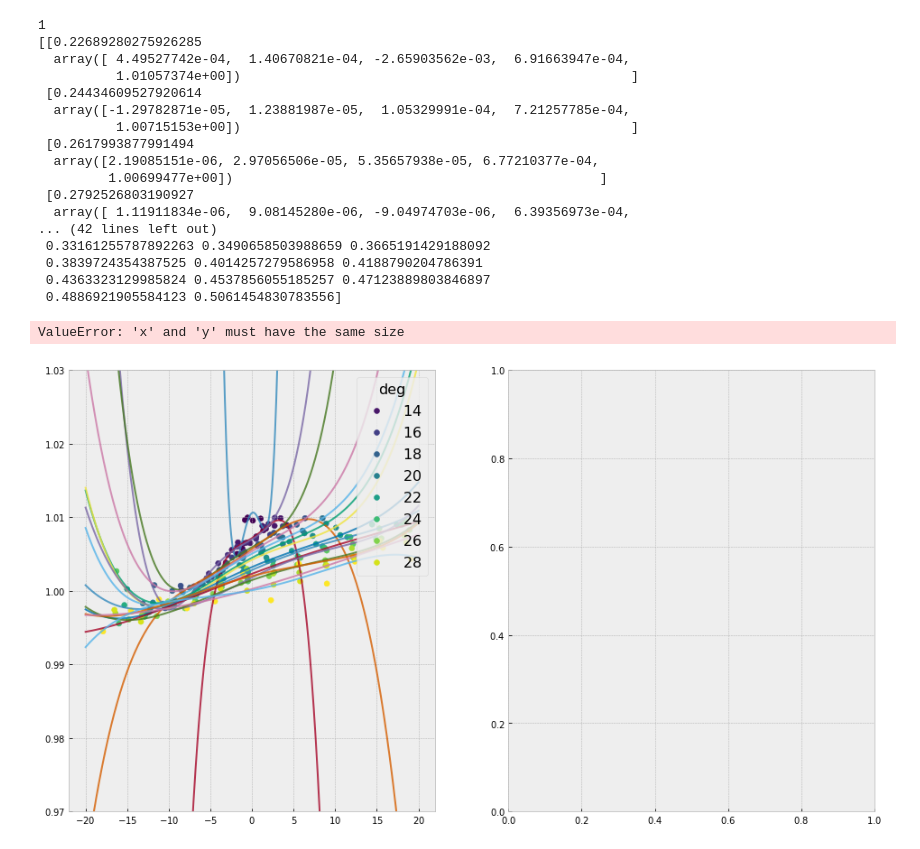
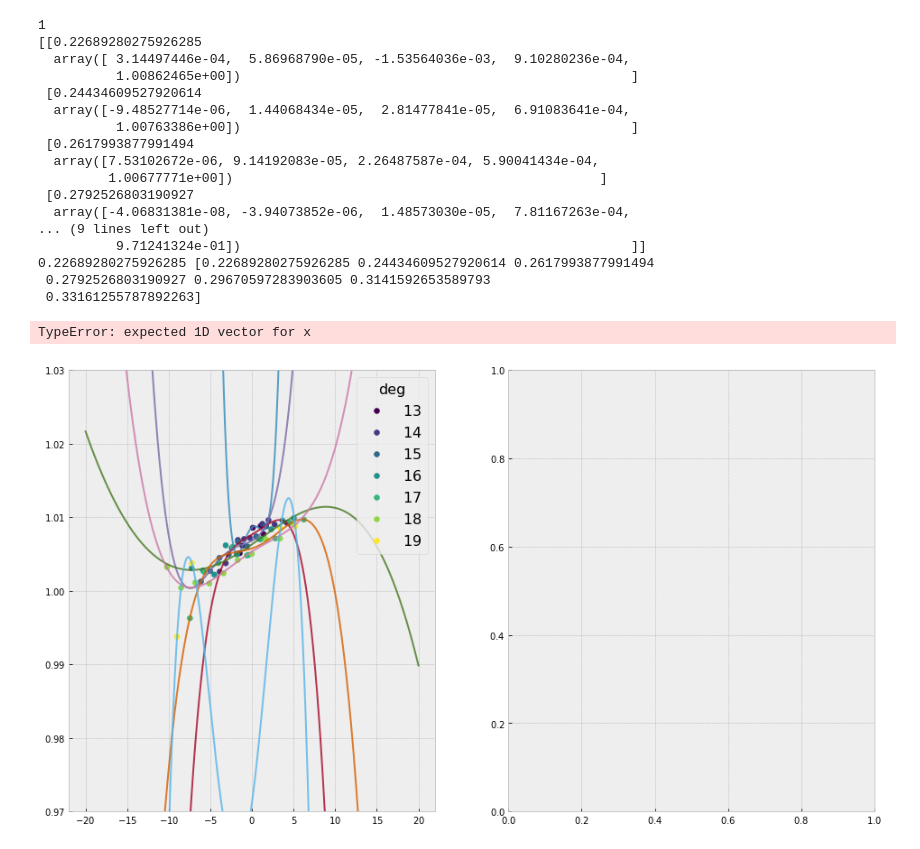
Before and after one commit to tylern4/analysisNotebooks, a Jupyter notebook: momentumCorrections/MomentumCorrElectronPart2.ipynb, the cells around one changed output. Saved outputs shown, nothing was run; the diff lists cells and outputs as text; code cells hidden in the pictures.

```diff
--- a/momentumCorrections/MomentumCorrElectronPart2.ipynb
+++ b/momentumCorrections/MomentumCorrElectronPart2.ipynb
@@ -139,7 +139,7 @@ def Dpp(phi_e, theta_e, p, Bt, E, F, G, H):
     return (first + second)*(p/Bt)
 # %%
 #df = pd.read_csv("/Users/tylern/Data/momCorr.csv")
-file_name = "/Users/tylern/Data/momCorr2.csv"
+file_name = "/Users/tylern/Data/momCorr.csv"
 
 pyTable = csv.read_csv(
         file_name,
@@ -207,7 +207,7 @@ for sec in range(1,7):
 num_points = 12
 grr_p = []
 for sec in range(1,7):
-    for deg in range(10, 30):
+    for deg in range(10, 20):
         df2 = df[(df.sector == sec) & (np.rad2deg(df.e_theta) >= deg) & (np.rad2deg(df.e_theta) < deg+1)]
         phis = np.linspace(np.min(df2.e_phi_center), np.max(df2.e_phi_center), num_points+1)
         for phi in range(0, num_points):
@@ -237,8 +237,8 @@ grr_p = np.array(grr_p)
 dfgrr_p = pd.DataFrame(data=grr_p, columns=["phi", "dP", "sigma", "sec", "min_deg"])
 # %%
 final_fit_parameters_P = {}
-for sec in range(1,7):
-#for sec in [2,4]:
+#for sec in range(1,7):
+for sec in [1]:
     print(sec)
     xs = np.linspace(-20,20,1000)
     d = dfgrr_p[dfgrr_p.sec == sec]
@@ -262,7 +262,7 @@ for sec in range(1,7):
         plt.ylabel("$\delta p_e$")
         # print(out.params)
 
-    legend = plt.legend(*scatter.legend_elements(), title="$\\theta_e$")
+    legend = plt.legend(*scatter.legend_elements(), title="$\\theta_e$", loc="upper right")
     plt.ylim(0.8, 1.2)
     plt.title("$\delta \\theta_e$ vs $\phi_e$ for slices in $\\theta_e$")
     plt.show()
@@ -272,16 +272,18 @@ for sec in range(1,7):
 
     label="ABCD"
     for i, letter in enumerate(label):
-        scalling = 10**(4-i)
+        scalling = 10**(3-i)
+        if letter == "D":
+            scalling = 10**2
         x = np.unique(np.rad2deg(dfgrr_p.min_deg))
         y = sec_values.T[i]
 
         if len(x) != len(y):
             continue
         sca = plt.errorbar(x, y*scalling, fmt='.', label=f'{letter} $\\times 10^{(5-i)}$')
-        z = np.polyfit(x, y, 2)
+        z = np.polyfit(x, y, 3)
         p = np.poly1d(z)
-        xx = np.linspace(12, 30, 500)
+        xx = np.linspace(12, 20, 500)
         plt.plot(xx, p(xx)*scalling, alpha=0.5, c=sca[0].get_color())
 
         mod = PolynomialModel(2)
@@ -304,7 +306,7 @@ for sec in range(1,7):
     plt.title("Fits of parameter functions A,B,C,D,E")
     plt.ylabel("$\delta \\theta$")
     plt.xlabel("$\\theta_e$")
-    plt.legend()
+    plt.legend(loc="upper right")
     plt.show()
 
 print(final_fit_parameters_P)
@@ -372,53 +360,53 @@ for sec in range(1,7):
 
 
 
-        sca = ax[1].errorbar(min_deg, ys*10**(4-i), fmt='.', label=letter)
+        # sca = ax[1].errorbar(min_deg, ys*10**(4-i), fmt='.', label=letter)
 
         z = np.polyfit(min_deg, ys, 2)
         p = np.poly1d(z)
         xx = np.linspace(0.2, 0.5, 500)
         ax[1].plot(xx, p(xx)*10**(4-i), alpha=0.5, c=sca[0].get_color())
 
         mod = PolynomialModel(2)
         pars = mod.guess(y, x=x)
 
         pars['c0'].set(value=0, min=-1E-4, max=1E-4)
         pars['c1'].set(value=0, min=-1E-4, max=1E-4)
         pars['c2'].set(value=0, min=0)
 
         out = mod.fit(y, pars, x=x)
         #plt.plot(xx, out.eval(params=out.params, x=xx)*10**(5-i), alpha=0.8, c=sca[0].get_color())
 
 
         for j, abc in enumerate(['alpha','beta','gamma']):
             final_fit_parameters_P[f'sec_{sec}_{letter}_{abc}'] = z[j]
             # final_fit_parameters_P[f'sec_{sec}_{letter}_{abc}'] = out.params[f'c{j}'].value
 
     ax[1].set_ylim(-0.5, 0.5)
     ax[1].legend(loc='upper right')
     plt.show()
 
 print(final_fit_parameters_P)
 # %% [output]
 1
 [[0.22689280275926285
-  array([ 4.49527742e-04,  1.40670821e-04, -2.65903562e-03,  6.91663947e-04,
-          1.01057374e+00])                                                  ]
+  array([ 3.14497446e-04,  5.86968790e-05, -1.53564036e-03,  9.10280236e-04,
+          1.00862465e+00])                                                  ]
  [0.24434609527920614
-  array([-1.29782871e-05,  1.23881987e-05,  1.05329991e-04,  7.21257785e-04,
-          1.00715153e+00])                                                  ]
+  array([-9.48527714e-06,  1.44068434e-05,  2.81477841e-05,  6.91083641e-04,
+          1.00763386e+00])                                                  ]
  [0.2617993877991494
-  array([2.19085151e-06, 2.97056506e-05, 5.35657938e-05, 6.77210377e-04,
-         1.00699477e+00])                                               ]
+  array([7.53102672e-06, 9.14192083e-05, 2.26487587e-04, 5.90041434e-04,
+         1.00677771e+00])                                               ]
  [0.2792526803190927
-  array([ 1.11911834e-06,  9.08145280e-06, -9.04974703e-06,  6.39356973e-04,
-... (42 lines left out)
- 0.33161255787892263 0.3490658503988659 0.3665191429188092
- 0.3839724354387525 0.4014257279586958 0.4188790204786391
- 0.4363323129985824 0.4537856055185257 0.47123889803846897
- 0.4886921905584123 0.5061454830783556]
+  array([-4.06831381e-08, -3.94073852e-06,  1.48573030e-05,  7.81167263e-04,
+... (9 lines left out)
+          9.71241324e-01])                                                  ]]
+0.22689280275926285 [0.22689280275926285 0.24434609527920614 0.2617993877991494
+ 0.2792526803190927 0.29670597283903605 0.3141592653589793
+ 0.33161255787892263]
-ValueError: 'x' and 'y' must have the same size
+TypeError: expected 1D vector for x
-[figure, old version]
+[figure, new version]
 # %%
 df['p_corr'] = df['e_p']
 
```
Also changed, not shown: parts of 4 cells of this notebook, 20 other files.
